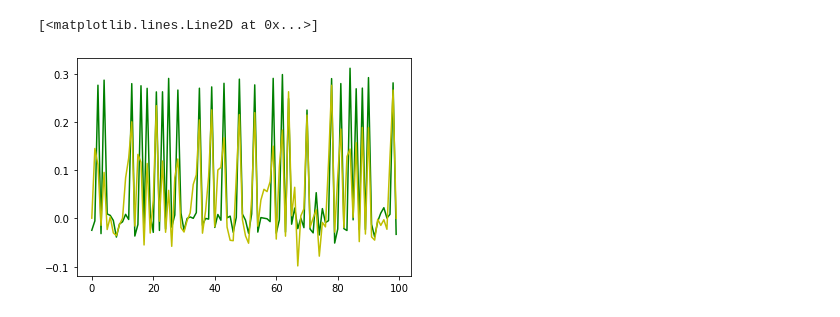
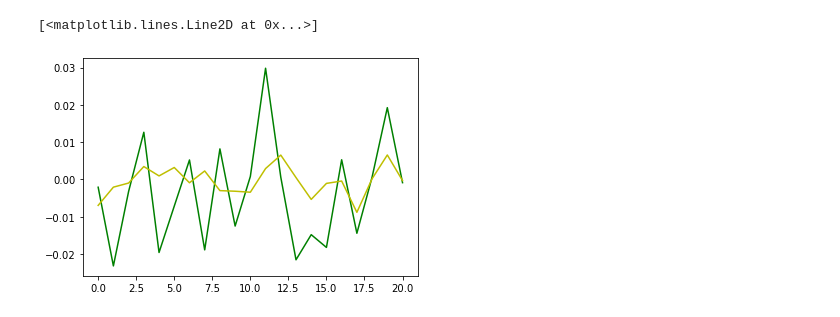
Before and after one commit to tekniktomten/LSTM-for-predicting-returns, a Jupyter notebook: LSTM.ipynb, the cells around one changed output. Drawn from its saved outputs; the diff is of its cells as text; code cells hidden in the pictures.

Commit message:
FF LSTM

```diff
--- a/LSTM.ipynb
+++ b/LSTM.ipynb
@@ -136,0 +268,14 @@ valX, valY = X[split+output_period:, :], Y[split+output_period:, :] # + output_p
+# %%
+X = []
+Y = []
+input_period = 100
+output_period = 21
+for i in range(input_period, data.shape[0]-output_period+1):
+    X.append(data[(i-input_period):i, :-1])
+    Y.append(data[i:(i+output_period), -1:]) # we predict mean return next period
+
+X = np.array(X)
+Y = np.array(Y)
+print(X.shape)
+print(Y.shape)
+print(Y[:2])
@@ -137,3 +308,7 @@ valX, valY = X[split+output_period:, :], Y[split+output_period:, :] # + output_p
+# %%
+split = 5000
+trainX, trainY = X[:split, :], Y[:split, :]
+valX, valY = X[split+output_period:, :], Y[split+output_period:, :] # + output_period so that they dont overlap
 # %%
 print(trainX.shape, trainY.shape)
 print(valX.shape, valY.shape)
@@ -148,13 +328,13 @@ pred_feat = 1
 
 lstm_model = Sequential()
 
-lstm_model.add(LSTM(50, return_sequences=False, input_shape=(time_steps, features)))
+lstm_model.add(LSTM(100, return_sequences=False, input_shape=(time_steps, features)))
 lstm_model.add(Dense(pred_steps*pred_feat))
 lstm_model.add(Reshape([pred_steps, pred_feat]))
 
 lstm_model.compile(loss="mse", optimizer="adam", metrics=["mse"]) # mae vs mse?
 
-history = lstm_model.fit(trainX, trainY, epochs=100, validation_data=(valX, valY))
+history = lstm_model.fit(trainX, trainY, epochs=25, validation_data=(valX, valY))
 
 plt.plot(history.history['loss'], label='train')
 plt.plot(history.history['val_loss'], label='val')
@@ -193,4 +411,7 @@ plt.plot(pred_val[1000:1100, : , 0], c="y")
 # %%
-pred_val = lstm_model.predict(trainX)
-np.corrcoef(pred_val[:, 0, stock], trainY[:, 0, stock])[0][1]
+pred_train = lstm_model.predict(trainX)
+ct = []
+for i in range(output_period):
+    ct.append(np.corrcoef(to_cumu_np(pred_train[:, :i+1, 0]), to_cumu_np(trainY[:, :i+1, 0]))[0][1])
+plt.plot(ct)
 # %% [output]
@@ -198,6 +420,6 @@ np.corrcoef(pred_val[:, 0, stock], trainY[:, 0, stock])[0][1]
 # %%
-plt.plot(trainY[1000:1100, : , 0], c="g")
-plt.plot(pred_val[1000:1100, : , 0], c="y")
+plt.plot(trainY[1000, : , 0], c="g")
+plt.plot(pred_train[1000, : , 0], c="y")
 # %% [output]
 [<matplotlib.lines.Line2D at 0x...>]
-[figure, old version]
+[figure, new version]
```
Also changed, not shown: parts of 46 cells of this notebook, 1 other file.
